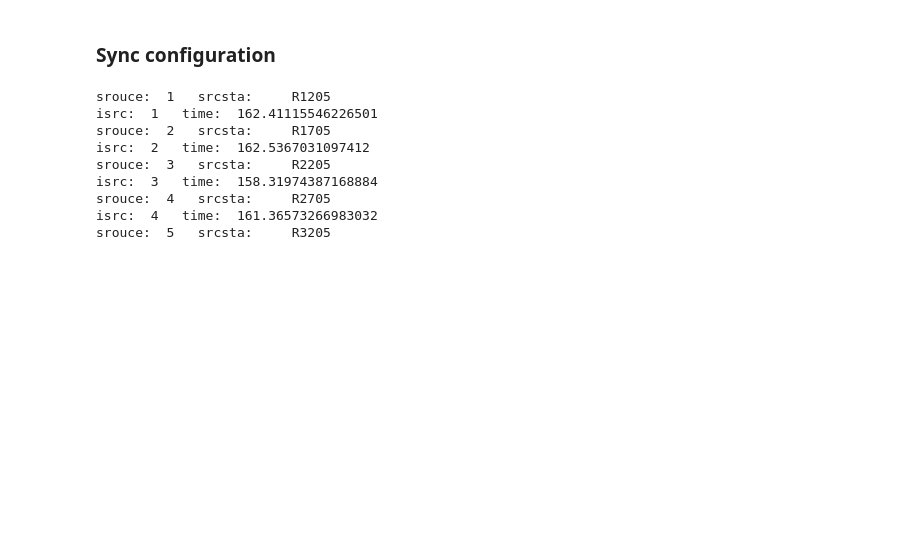
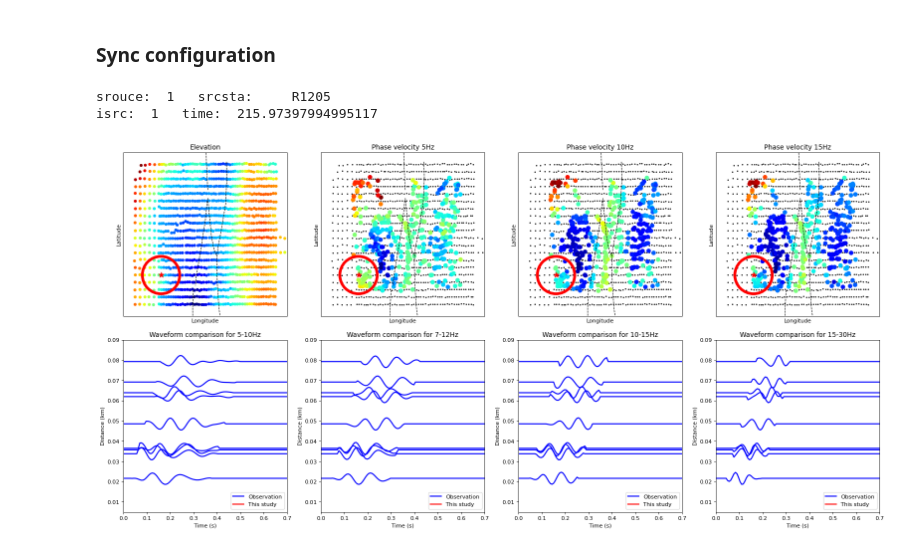
Before and after one commit to harmonsong/SGB_tomography_project, a Jupyter notebook: opt_8_modelValidate-waveform.ipynb, the cells around one changed output. Cells and saved outputs as stored; diff of their text form; code cells hidden in the pictures; blank space fills up the shorter version.

Commit message:
SGB v9.5.16.4: update for email sh in model validation

```diff
--- a/opt_8_modelValidate-waveform.ipynb
+++ b/opt_8_modelValidate-waveform.ipynb
@@ -518,27 +518,32 @@ r_plots = {}
 bands = np.array([[1/10,1/5], [1/12,1/7] ,[1/15,1/10], [1/30,1/15]])
 dir_input = dir_project + 'ModelValidate/template/input/'
 if flag_save == 1:
-    for isrc in range(1,9):
-        time0 = time.time()
-    #for isrc in range(1,2):
-        dir_src = dir_project + 'ModelValidate/src'+str(isrc)+'/'
-        wavesync_T, waveobsc_T, r_plot,t = extract_sync(isrc,dir_src,flag_maxd,flag_SNRmin,f_rick_c,t_rick_shift,bands,CC_array,CC_table,freq,srclist,sele_stalist,syn_stalist)
-        wavesync_Ts[isrc] = wavesync_T
-        waveobsc_Ts[isrc] = waveobsc_T
-        r_plots[isrc] = r_plot
-        print('isrc: ', isrc, '  time: ', time.time()-time0)
-        data = {}
-        data['wavesync_T'] = wavesync_Ts[isrc]
-        data['waveobsc_T'] = waveobsc_Ts[isrc]
-        data['r_plot'] = r_plots[isrc]
-        np.save(dir_src+'waveform.npy',data)
+    #for isrc in range(1,9):
+    isrc = 1
+    time0 = time.time()
+    dir_src = dir_project + 'ModelValidate/template/'
+    wavesync_T, waveobsc_T, r_plot,t = extract_sync(isrc,dir_src,flag_maxd,flag_SNRmin,f_rick_c,t_rick_shift,bands,CC_array,CC_table,freq,srclist,sele_stalist,syn_stalist)
+    wavesync_Ts[isrc] = wavesync_T
+    waveobsc_Ts[isrc] = waveobsc_T
+    r_plots[isrc] = r_plot
+    print('isrc: ', isrc, '  time: ', time.time()-time0)
+    data = {}
+    data['wavesync_T'] = wavesync_Ts[isrc]
+    data['waveobsc_T'] = waveobsc_Ts[isrc]
+    data['r_plot'] = r_plots[isrc]
+    np.save(dir_src+'waveform.npy',data)
 # %% [output]
 srouce:  1   srcsta:     R1205
-isrc:  1   time:  162.41115546226501
-srouce:  2   srcsta:     R1705
-isrc:  2   time:  162.5367031097412
-srouce:  3   srcsta:     R2205
-isrc:  3   time:  158.31974387168884
-srouce:  4   srcsta:     R2705
-isrc:  4   time:  161.36573266983032
-srouce:  5   srcsta:     R3205
+isrc:  1   time:  215.97397994995117
+# %%
+data = np.load(dir_src+'waveform.npy',allow_pickle='TRUE').item()
+wavesync_T = data['wavesync_T']
+waveobsc_T = data['waveobsc_T']
+r_plot = data['r_plot']
+flag_inter = 2
+aver = np.array([0.45,0.5,0.5,0.5])
+t_left_shits = np.array([0.01,0,0,0])
+t_right_shits = np.array([0.33,0.25,0.21,0.15])
+plot_model(waveobsc_T,wavesync_T, r_plot, t, dir_image, bands,isrc,flag_inter,aver,t_left_shits,t_right_shits,faults)
+# %% [output]
+[figure, added]
```
Also changed, not shown: parts of 2 cells of this notebook, 4 other files.
